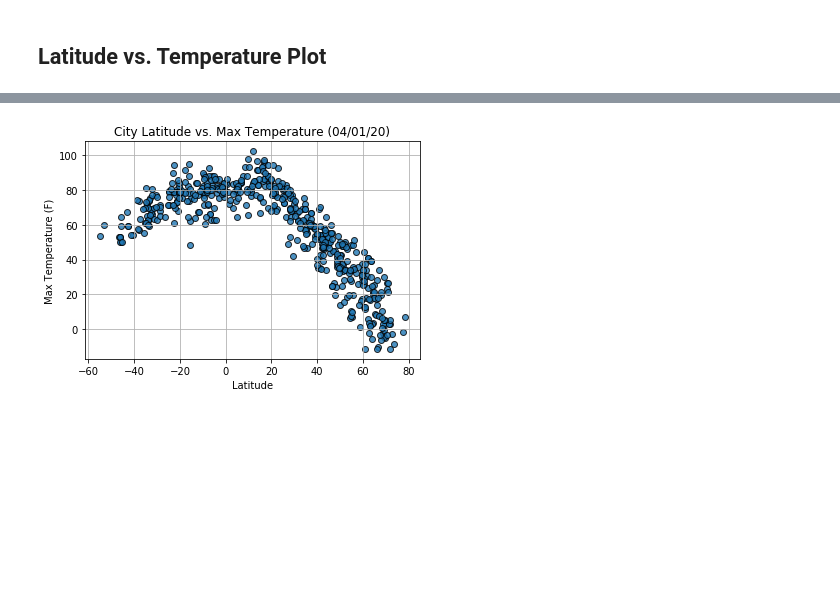
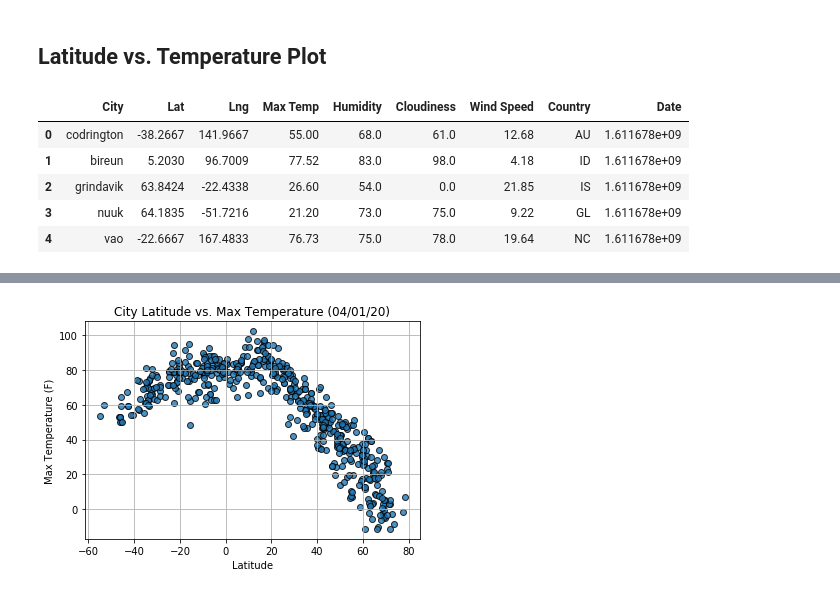
Before and after one commit to acsours/python-api-challenge, a Jupyter notebook: WeatherPy.ipynb, the cells around one changed output, grey strips where cells are left out. Cells and saved outputs as stored; diff of their text form; code cells hidden in the pictures; blank space fills up the shorter version.

```diff
--- a/WeatherPy.ipynb
+++ b/WeatherPy.ipynb
@@ -351,3 +418,12 @@ Int64Index([], dtype='int64')
 * Save the plotted figures as .pngs.
 # %% [markdown]
 ## Latitude vs. Temperature Plot
+# %%
+city_data_df.head()
+# %% [output]
+|  | City | Lat | Lng | Max Temp | Humidity | Cloudiness | Wind Speed | Country | Date |
+| 0 | codrington | -38.2667 | 141.9667 | 55.00 | 68.0 | 61.0 | 12.68 | AU | 1.611678e+09 |
+| 1 | bireun | 5.2030 | 96.7009 | 77.52 | 83.0 | 98.0 | 4.18 | ID | 1.611678e+09 |
+| 2 | grindavik | 63.8424 | -22.4338 | 26.60 | 54.0 | 0.0 | 21.85 | IS | 1.611678e+09 |
+| 3 | nuuk | 64.1835 | -51.7216 | 21.20 | 73.0 | 75.0 | 9.22 | GL | 1.611678e+09 |
+| 4 | vao | -22.6667 | 167.4833 | 76.73 | 75.0 | 78.0 | 19.64 | NC | 1.611678e+09 |
```
Also changed, not shown: parts of 14 cells of this notebook.
